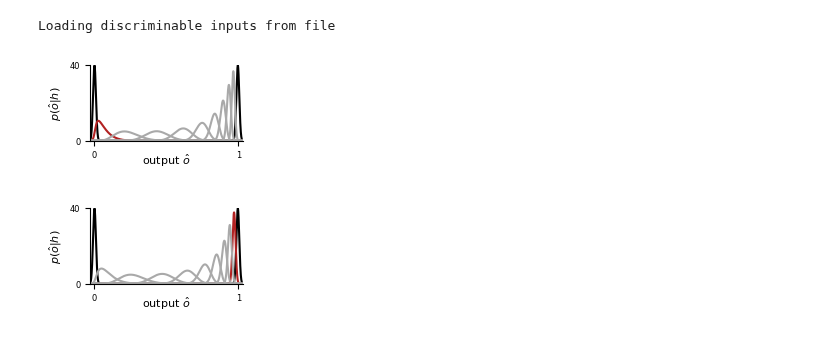
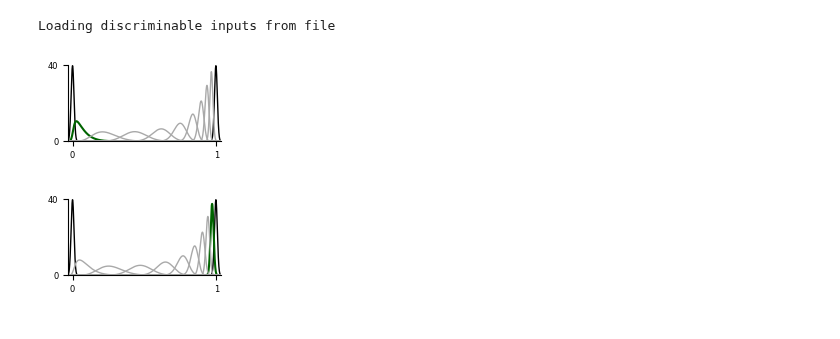
Before and after one commit to sahelazizpour/Finite-Observation-Dynamic-Range, a Jupyter notebook: 6_plot_worklow.ipynb, the cells around one changed output. Saved outputs shown, nothing was run; the diff lists cells and outputs as text; code cells hidden in the pictures.

```diff
--- a/6_plot_worklow.ipynb
+++ b/6_plot_worklow.ipynb
@@ -236,7 +248,7 @@ for h in example_hs:
     # simulation data with T=10^4
     x,hist = sim_hist[h][10000]
     # plot histogram as bar plot
-    axes[0].fill_between(x, hist/np.sum(hist)*params["N"], alpha=1, color=window_colors[4])
+    #axes[0].fill_between(x, hist/np.sum(hist)*params["N"], alpha=1, color=window_colors[4])
 
     # analytic solution (mean-field)
     pmf = np.zeros_like(x)
@@ -246,8 +258,8 @@ for h in example_hs:
     pmf[idx] = 1
     axes[0].plot(x, pmf*params["N"], color='black')
 
-axes[0].set_xlabel(r"output $\hat{o}$", labelpad=-5)
-axes[0].set_ylabel(r"$p(\hat{o}|h)$")
+# axes[0].set_xlabel(r"output $\hat{o}$", labelpad=-5)
+# axes[0].set_ylabel(r"$p(\hat{o}|h)$")
 axes[0].set_xlim(-3*params["sigma"], (1 + 3*params["sigma"]))
 axes[0].set_ylim(ylim_distribution)
 axes[0].set_xticks(xticks_distribution)
@@ -304,16 +316,16 @@ for h in example_hs:
     # simulation data with T=1
     x,hist = sim_hist[h][1]
     # plot histogram as bar plot
-    axes[0].fill_between(x, hist/np.sum(hist)*params["N"], alpha=1, color=window_colors[0])
+    axes[0].fill_between(x, hist/np.sum(hist)*params["N"], alpha=0.7, color=window_colors[0], rasterized=True)
 
     # analytic solution
     x, pmf = fp_pmf(lam_focus, h)
     x = np.insert(x,0,-1)
     pmf = np.insert(pmf,0,0)
-    axes[0].plot(x/params["N"], pmf*params["N"], color='black')
+    axes[0].plot(x/params["N"], pmf*params["N"], color='black', linestyle='dotted')
 
-axes[0].set_xlabel(r"output $\hat{o}$", labelpad=-5)
-axes[0].set_ylabel(r"$p(\hat{o}|h)$")
+# axes[0].set_xlabel(r"output $\hat{o}$", labelpad=-5)
+# axes[0].set_ylabel(r"$p(\hat{o}|h)$")
 axes[0].set_xlim(-3*params["sigma"], (1 + 3*params["sigma"]))
 axes[0].set_ylim(ylim_distribution)
 axes[0].set_xticks(xticks_distribution)
@@ -391,15 +417,16 @@ axes = [ax]
 N = params["N"]
 
 for h in example_hs:
-    # network activity
-    pmf = ml_pmf(window=win_focus, h=h, lam=lam_focus)
-    axes[0].plot(ml_support[1:], pmf*params["N"], color=window_colors[2])
-
     # Gaussian convolution
     pmf = ml_pmf_noisy(window=win_focus, h=h, lam=lam_focus)
     axes[0].plot(ml_support, pmf*params["N"], color='darkgrey')
-axes[0].set_xlabel(r"output $\hat{o}$", labelpad=-5)
-axes[0].set_ylabel(r"$p(\hat{o}|h)$")
+
+    # network activity
+    pmf = ml_pmf(window=win_focus, h=h, lam=lam_focus)
+    axes[0].plot(ml_support[1:], pmf*params["N"], linestyle='--', color=window_colors[2])
+
+# axes[0].set_xlabel(r"output $\hat{o}$", labelpad=-5)
+# axes[0].set_ylabel(r"$p(\hat{o}|h)$")
 axes[0].set_xlim(-3*params["sigma"], (1 + 3*params["sigma"]))
 axes[0].set_ylim(ylim_distribution)
 axes[0].set_xticks(xticks_distribution)
@@ -409,5 +436,8 @@ axes[0].spines['top'].set_visible(False)
 axes[0].spines['right'].set_visible(False)
 plt.show()
 # save as pdf
+if not with_labels:
+    axes[0].set_xlabel("")
+    axes[0].set_ylabel("")
 fig.savefig("./figures/fig_methods_gaussian_convolution.pdf", **kwargs_distribution)
 # %% [output]
@@ -463,31 +493,32 @@ Loading discriminable inputs from file
 # %%
 # plot probability distributions p(o|h) for hs_left and hs_right in two plots with reference distributions (integral = sum pmf(x)* \delta x = 1)
 for j, hs in enumerate([hs_left, hs_right]):
     fig, ax = plt.subplots(1, 1, figsize=figsize_distribution)
     axes = [ax]
     N = params["N"]
 
-    axes[0].plot(ml_support, pmf_ref_left*params["N"], color="black")
-    axes[0].plot(ml_support, pmf_ref_right*params["N"], color="black")
+    axes[0].plot(ml_support, pmf_ref_left*params["N"], color="black", linewidth=1)
+    axes[0].plot(ml_support, pmf_ref_right*params["N"], color="black", linewidth=1)
     for i, h in enumerate(hs):
-        color = "firebrick" if i == 0 else "darkgray"
-        axes[0].plot(ml_support, ml_pmf_(h)*params["N"], color=color)
+        color = "darkgreen" if i == 0 else "darkgray"
+        lw = 1.5 if i == 0 else 1
+        axes[0].plot(ml_support, ml_pmf_(h)*params["N"], color=color, linewidth=lw)
     # set xlabel to the right of the spline
-    axes[0].set_xlabel(r"output $\hat{o}$", labelpad=-5)
-    axes[0].set_ylabel(r"$p(\hat{o}|h)$")
+    # axes[0].set_xlabel(r"output $\hat{o}$", labelpad=-5)
+    # axes[0].set_ylabel(r"$p(\hat{o}|h)$")
     axes[0].set_xlim(-3 * params["sigma"], (1 + 3 * params["sigma"]))
     axes[0].set_ylim(ylim_distribution)
     axes[0].set_xticks(xticks_distribution)
     axes[0].set_yticks(yticks_distribution)
     # remove top and right spines
     axes[0].spines["top"].set_visible(False)
     axes[0].spines["right"].set_visible(False)
     plt.show()
     # save as pdf
     if j == 0:
         fig.savefig("./figures/fig_methods_discriminable_left.pdf".format(j), **kwargs_distribution)
     if j == 1:
         fig.savefig("./figures/fig_methods_discriminable_right.pdf".format(j), **kwargs_distribution)
 # %% [output]
-[figure, old version]
+[figure, new version]
-[figure, old version]
+[figure, new version]
```
Also changed, not shown: parts of 7 cells of this notebook, 1 other file.
